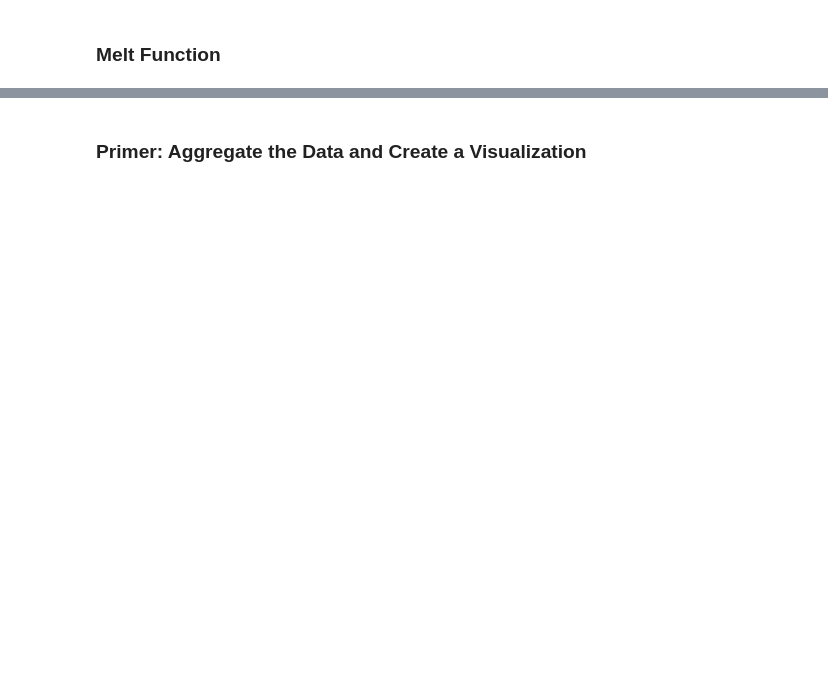
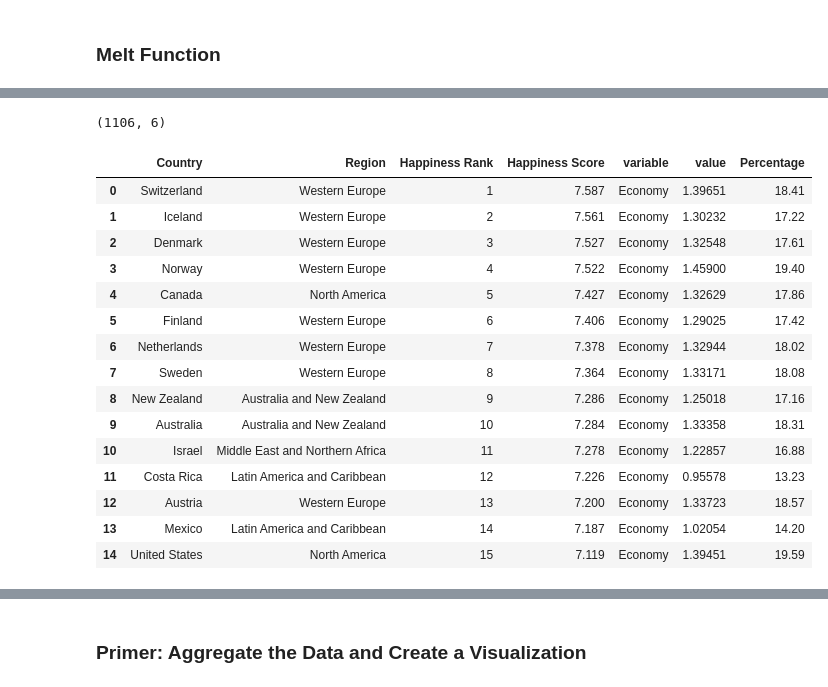
Before and after one commit to kovaxoid/Analitika_podatkov_python, a Jupyter notebook: Del_08_Agregacija_združevanje_in_tranformacija_podatkov/08_Agregacija_združevanje_in_tranformacija_podatkov_CLEAN.ipynb, the cells around one changed output, grey strips where cells are left out. Saved outputs shown, nothing was run; the diff lists cells and outputs as text; code cells hidden in the pictures; blank space fills up the shorter version.

```diff
--- a/Del_08_Agregacija_združevanje_in_tranformacija_podatkov/08_Agregacija_združevanje_in_tranformacija_podatkov_CLEAN.ipynb
+++ b/Del_08_Agregacija_združevanje_in_tranformacija_podatkov/08_Agregacija_združevanje_in_tranformacija_podatkov_CLEAN.ipynb
@@ -772,0 +895,4 @@ factors = ['Economy', 'Family', 'Health', 'Freedom', 'Trust', 'Generosity', 'Dys
+# %%
+melt_happy.shape
+# %% [output]
+(1106, 6)
@@ -772,0 +901,19 @@ factors = ['Economy', 'Family', 'Health', 'Freedom', 'Trust', 'Generosity', 'Dys
+# %%
+melt_happy.head(15)
+# %% [output]
+|  | Country | Region | Happiness Rank | Happiness Score | variable | value | Percentage |
+| 0 | Switzerland | Western Europe | 1 | 7.587 | Economy | 1.39651 | 18.41 |
+| 1 | Iceland | Western Europe | 2 | 7.561 | Economy | 1.30232 | 17.22 |
+| 2 | Denmark | Western Europe | 3 | 7.527 | Economy | 1.32548 | 17.61 |
+| 3 | Norway | Western Europe | 4 | 7.522 | Economy | 1.45900 | 19.40 |
+| 4 | Canada | North America | 5 | 7.427 | Economy | 1.32629 | 17.86 |
+| 5 | Finland | Western Europe | 6 | 7.406 | Economy | 1.29025 | 17.42 |
+| 6 | Netherlands | Western Europe | 7 | 7.378 | Economy | 1.32944 | 18.02 |
+| 7 | Sweden | Western Europe | 8 | 7.364 | Economy | 1.33171 | 18.08 |
+| 8 | New Zealand | Australia and New Zealand | 9 | 7.286 | Economy | 1.25018 | 17.16 |
+| 9 | Australia | Australia and New Zealand | 10 | 7.284 | Economy | 1.33358 | 18.31 |
+| 10 | Israel | Middle East and Northern Africa | 11 | 7.278 | Economy | 1.22857 | 16.88 |
+| 11 | Costa Rica | Latin America and Caribbean | 12 | 7.226 | Economy | 0.95578 | 13.23 |
+| 12 | Austria | Western Europe | 13 | 7.200 | Economy | 1.33723 | 18.57 |
+| 13 | Mexico | Latin America and Caribbean | 14 | 7.187 | Economy | 1.02054 | 14.20 |
+| 14 | United States | North America | 15 | 7.119 | Economy | 1.39451 | 19.59 |
```
Also changed, not shown: parts of 28 cells of this notebook, 35 other files.
